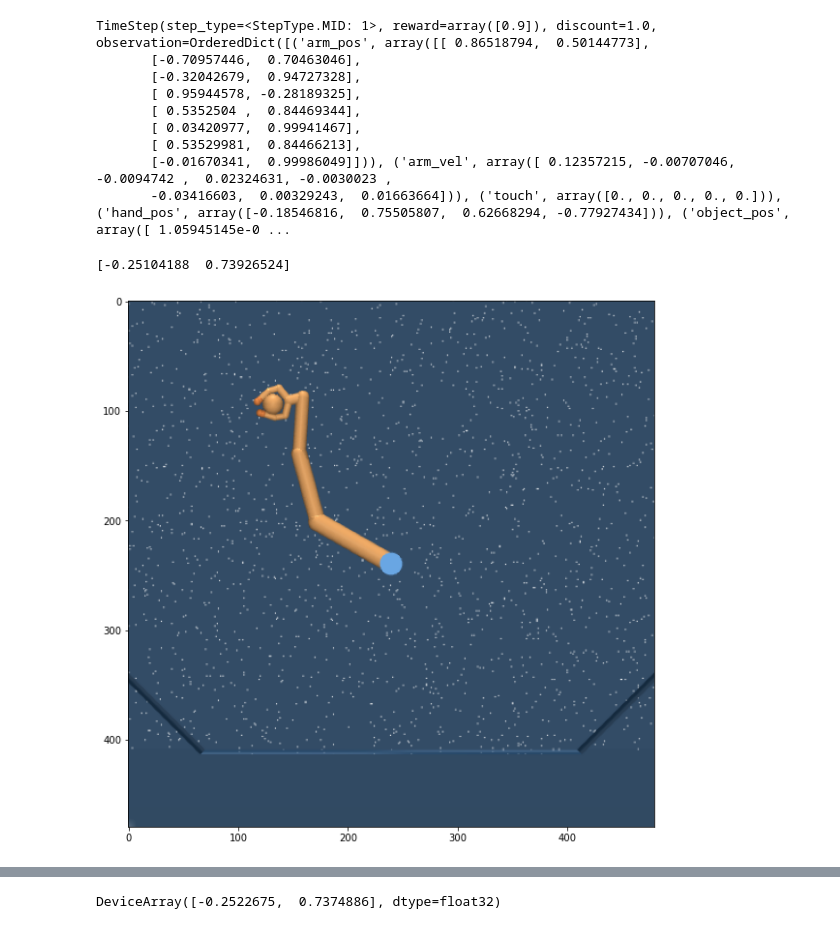
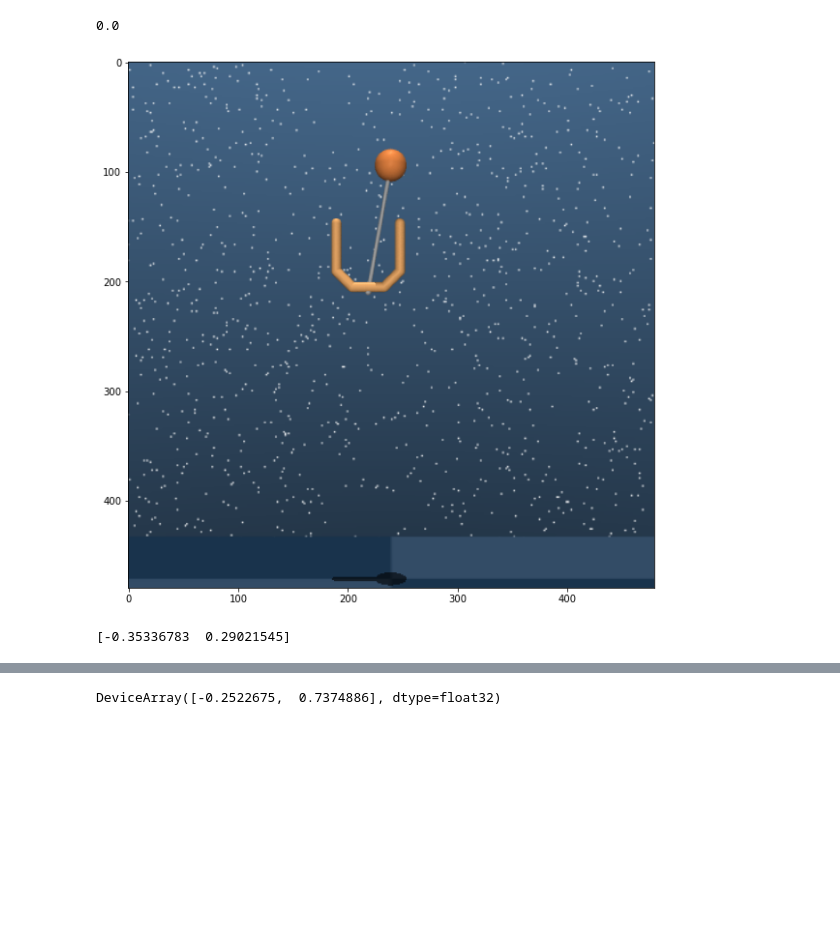
Before and after one commit to willwhitney/exploration-reimplementation, a Jupyter notebook: env dev.ipynb, the cells around one changed output, grey strips where cells are left out. Cells and saved outputs as stored; diff of their text form; code cells hidden in the pictures; blank space fills up the shorter version.

```diff
--- a/env dev.ipynb
+++ b/env dev.ipynb
@@ -59,20 +48,11 @@ render(env.physics, camera_id='fixed')
 # %%
-env.step(np.zeros(env.action_spec().shape))
+timestep = env.step(-np.ones(env.action_spec().shape))
+render(env.physics, camera_id='cam1')
+timestep.reward
 # %% [output]
-TimeStep(step_type=<StepType.MID: 1>, reward=array([0.9]), discount=1.0, observation=OrderedDict([('arm_pos', array([[ 0.86518794,  0.50144773],
-       [-0.70957446,  0.70463046],
-       [-0.32042679,  0.94727328],
-       [ 0.95944578, -0.28189325],
-       [ 0.5352504 ,  0.84469344],
-       [ 0.03420977,  0.99941467],
-       [ 0.53529981,  0.84466213],
-       [-0.01670341,  0.99986049]])), ('arm_vel', array([ 0.12357215, -0.00707046, -0.0094742 ,  0.02324631, -0.0030023 ,
-       -0.03416603,  0.00329243,  0.01663664])), ('touch', array([0., 0., 0., 0., 0.])), ('hand_pos', array([-0.18546816,  0.75505807,  0.62668294, -0.77927434])), ('object_pos', array([ 1.05945145e-0 ...
+0.0
+[figure, added]
-# %%
-env.physics.named.data.qpos[env.task._object_joints[:2]] = env.physics.named.data.site_xpos['grasp', 'x'], env.physics.named.data.site_xpos['grasp', 'z']
-env.physics.after_reset()
-print(env.physics.named.data.qpos[env.task._object_joints[:2]])
-render(env.physics, camera_id='fixed')
-# %% [output]
-[-0.25104188  0.73926524]
-[figure, removed]
+# %%
+print(env.physics.named.data.qpos[env.task._object_joints[:2]])
+# %% [output]
+[-0.35336783  0.29021545]
```
Also changed, not shown: parts of 6 cells of this notebook, 14 other files.
